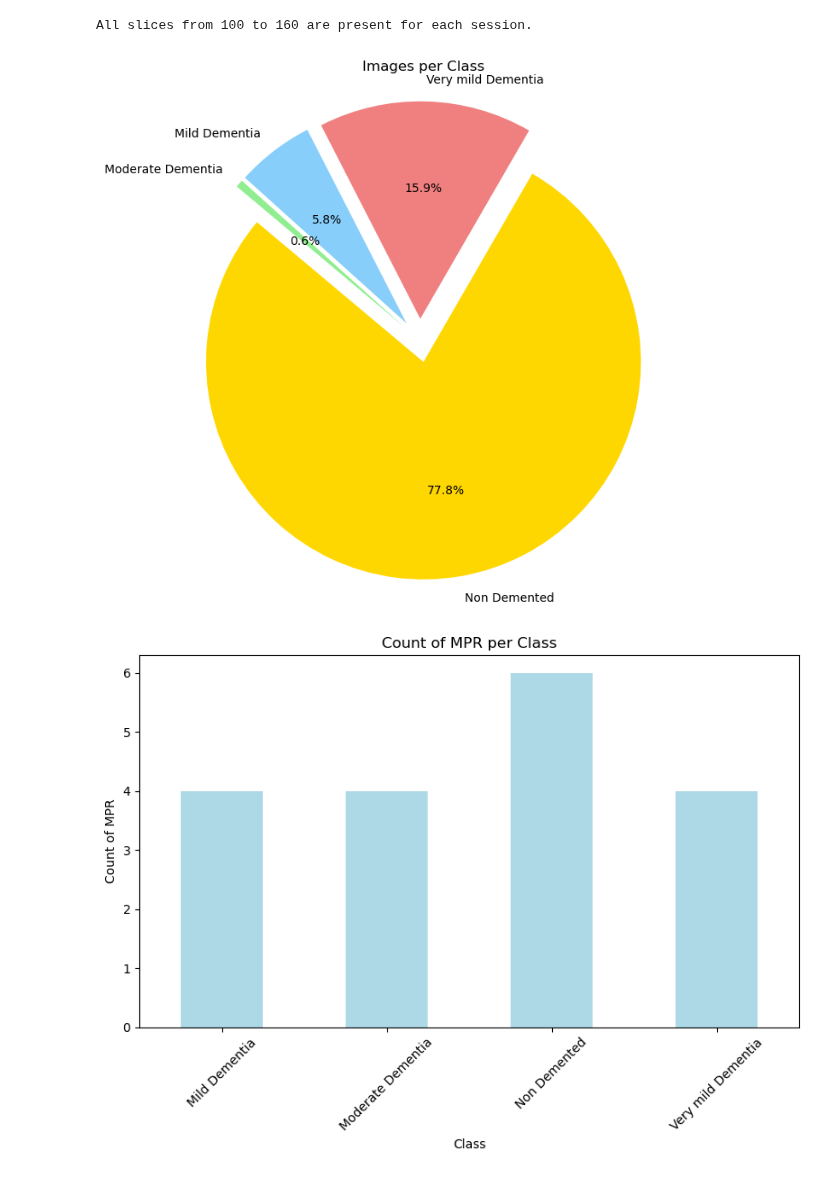
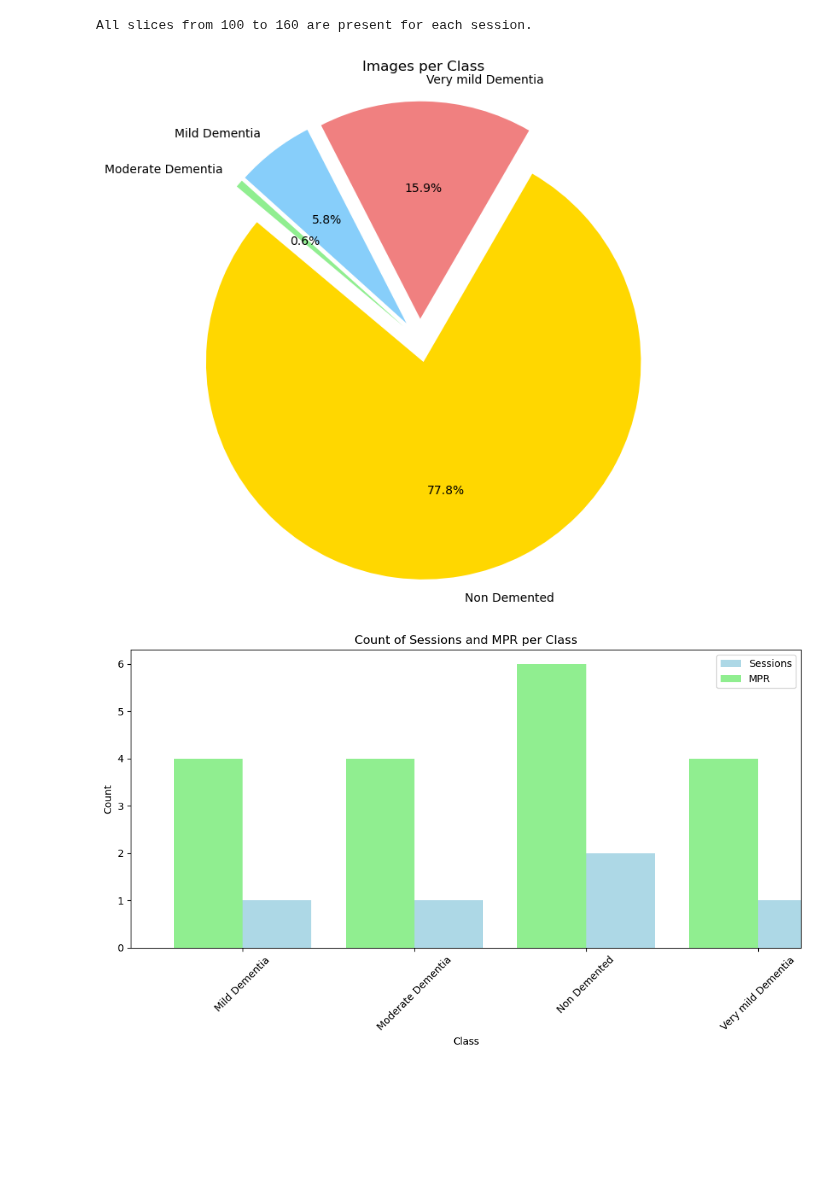
Before and after one commit to HenriSmidt/Alzheimer_Detection, a Jupyter notebook: EDA.ipynb, the cells around one changed output. Saved outputs shown, nothing was run; the diff lists cells and outputs as text; code cells hidden in the pictures; blank space fills up the shorter version.

```diff
--- a/EDA.ipynb
+++ b/EDA.ipynb
@@ -178,44 +178,50 @@ plt.title('Images per Class')
 plt.axis('equal')
 plt.show()
 
-# 3. Count of MPR per Class
-plt.figure(figsize=(8, 6))
+# Count of Sessions and MPR per Class
+session_counts = df.groupby('class')['session'].nunique()
 mpr_counts = df.groupby('class')['mpr'].nunique()
-mpr_counts.plot(kind='bar', color='lightblue')
-plt.title('Count of MPR per Class')
+
+# Plotting
+plt.figure(figsize=(10, 6))
+session_counts.plot(kind='bar', color='lightblue', position=0, width=0.4, label='Sessions')
+mpr_counts.plot(kind='bar', color='lightgreen', position=1, width=0.4, label='MPR')
+plt.title('Count of Sessions and MPR per Class')
 plt.xlabel('Class')
-plt.ylabel('Count of MPR')
+plt.ylabel('Count')
 plt.xticks(rotation=45)
+plt.legend()
 plt.tight_layout()
 plt.show()
+
 
 # 4. Check if there are subjects in multiple classes
 subjects_multiple_classes = df.groupby('subject_ID')['class'].nunique()
 subjects_multiple_classes = subjects_multiple_classes[subjects_multiple_classes > 1]
 if not subjects_multiple_classes.empty:
     print("Subjects in multiple classes:")
     print(subjects_multiple_classes)
     # Add the count of subjects in multiple classes to the count of subjects by class plot
     for subject_id, num_classes in subjects_multiple_classes.items():
         df.loc[df['subject_ID'] == subject_id, 'class'] = 'Multiple Classes'
     plt.figure(figsize=(8, 6))
     df.groupby('class')['subject_ID'].nunique().plot(kind='bar', color='salmon')
     plt.title('Count of Subjects by Class')
     plt.xlabel('Class')
     plt.ylabel('Count of Subjects')
     plt.xticks(rotation=45)
     plt.tight_layout()
     plt.show()
 else:
     plt.figure(figsize=(8, 6))
     df.groupby('class')['subject_ID'].nunique().plot(kind='bar', color='salmon')
     plt.title('Count of Subjects by Class')
     plt.xlabel('Class')
     plt.ylabel('Count of Subjects')
     plt.xticks(rotation=45)
     plt.tight_layout()
     plt.show()
 # %% [output]
 [figure]
-[figure, old version]
+[figure, new version]
 [figure]
```
Also changed, not shown: parts of 1 cell of this notebook.
